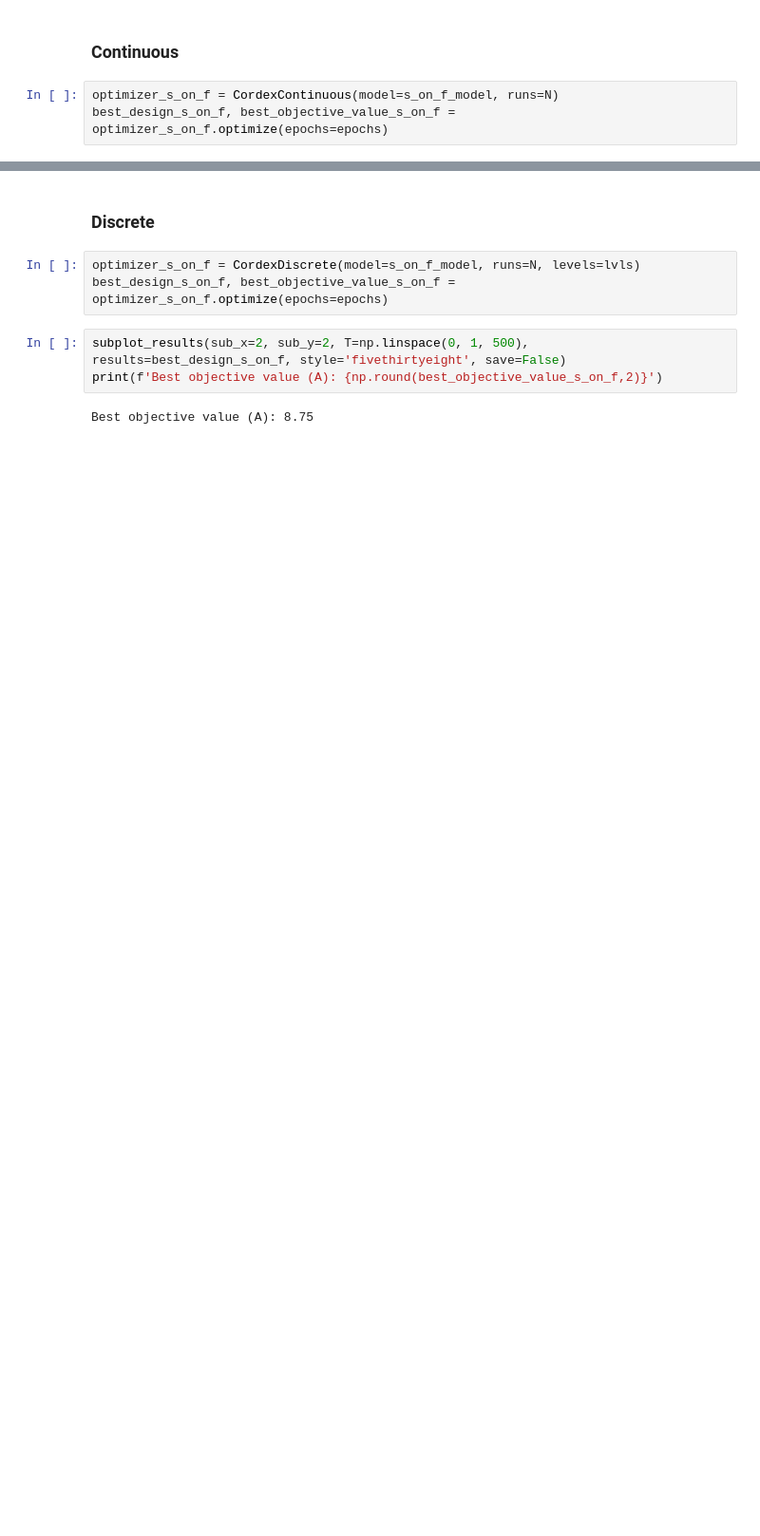
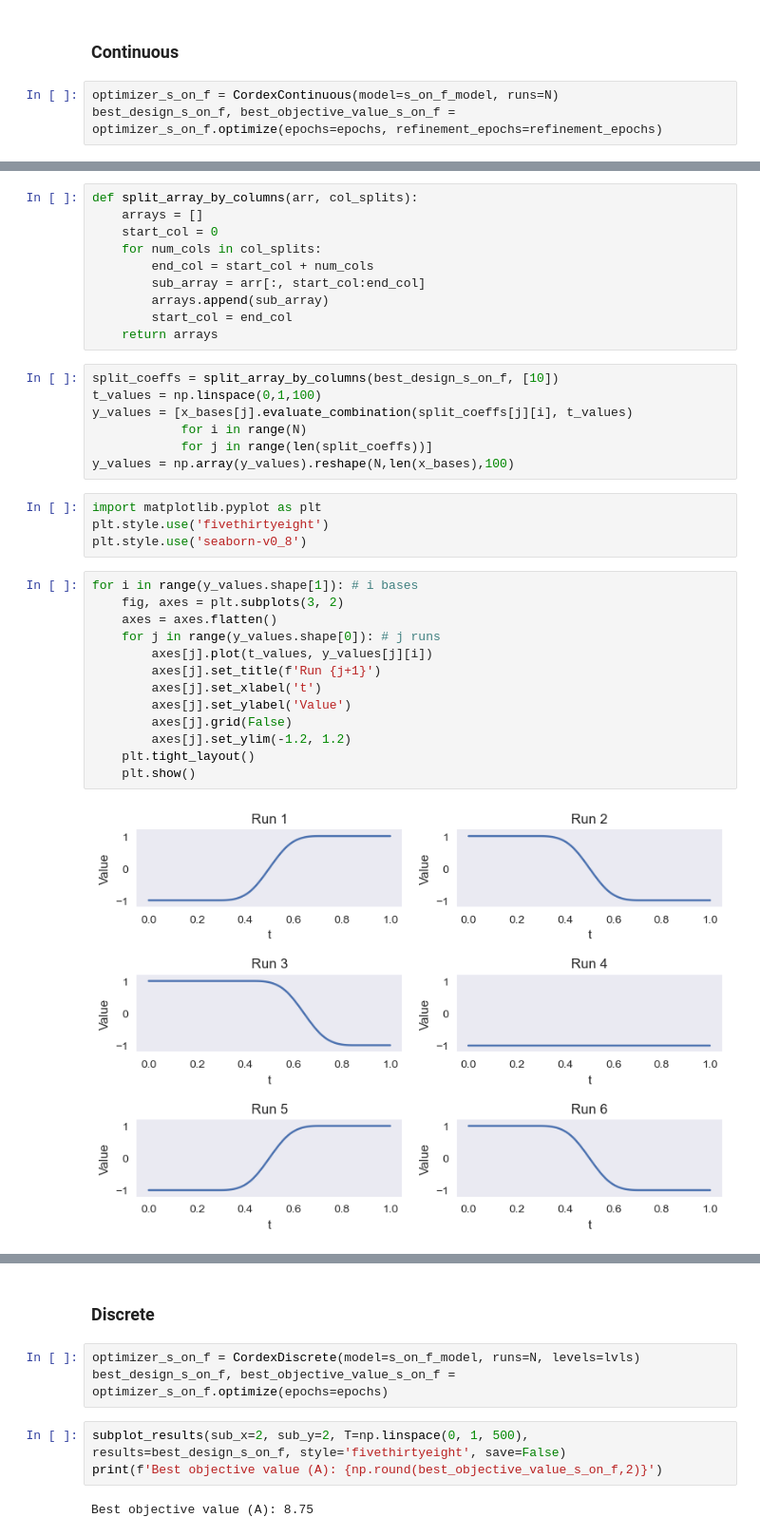
Before and after one commit to TedOiler/nbdo_paper, a Jupyter notebook: playground/cordex/continuous/test_sof.ipynb, the cells around one changed output, grey strips where cells are left out. Shown at 95% size. Saved outputs shown, nothing was run; the diff lists cells and outputs as text; blank space fills up the shorter version.

```diff
--- a/playground/cordex/continuous/test_sof.ipynb
+++ b/playground/cordex/continuous/test_sof.ipynb
@@ -34,4 +33,4 @@ print(s_on_f_model.get_Jcb())
 ### Continuous
 # %%
 optimizer_s_on_f = CordexContinuous(model=s_on_f_model, runs=N)
-best_design_s_on_f, best_objective_value_s_on_f = optimizer_s_on_f.optimize(epochs=epochs)
+best_design_s_on_f, best_objective_value_s_on_f = optimizer_s_on_f.optimize(epochs=epochs, refinement_epochs=refinement_epochs)
@@ -38,3 +46,39 @@ best_design_s_on_f, best_objective_value_s_on_f = optimizer_s_on_f.optimize(epoc
+# %%
+def split_array_by_columns(arr, col_splits):
+    arrays = []
+    start_col = 0
+    for num_cols in col_splits:
+        end_col = start_col + num_cols
+        sub_array = arr[:, start_col:end_col]
+        arrays.append(sub_array)
+        start_col = end_col
+    return arrays
+# %%
+split_coeffs = split_array_by_columns(best_design_s_on_f, [10])
+t_values = np.linspace(0,1,100)
+y_values = [x_bases[j].evaluate_combination(split_coeffs[j][i], t_values)
+            for i in range(N)
+            for j in range(len(split_coeffs))]
+y_values = np.array(y_values).reshape(N,len(x_bases),100)
+# %%
+import matplotlib.pyplot as plt
+plt.style.use('fivethirtyeight')
+plt.style.use('seaborn-v0_8')
+# %%
+for i in range(y_values.shape[1]): # i bases
+    fig, axes = plt.subplots(3, 2)
+    axes = axes.flatten()
+    for j in range(y_values.shape[0]): # j runs
+        axes[j].plot(t_values, y_values[j][i])
+        axes[j].set_title(f'Run {j+1}')
+        axes[j].set_xlabel('t')
+        axes[j].set_ylabel('Value')
+        axes[j].grid(False)
+        axes[j].set_ylim(-1.2, 1.2)
+    plt.tight_layout()
+    plt.show()
+# %% [output]
+[figure, added]
 # %%
 subplot_results(sub_x=2, sub_y=2, T=np.linspace(0, 1, 500), results=best_design_s_on_f, style='fivethirtyeight', save=False)
 print(f'Best objective value (A): {np.round(best_objective_value_s_on_f,2)}')
```
Also changed, not shown: parts of 6 cells of this notebook, 14 other files.
